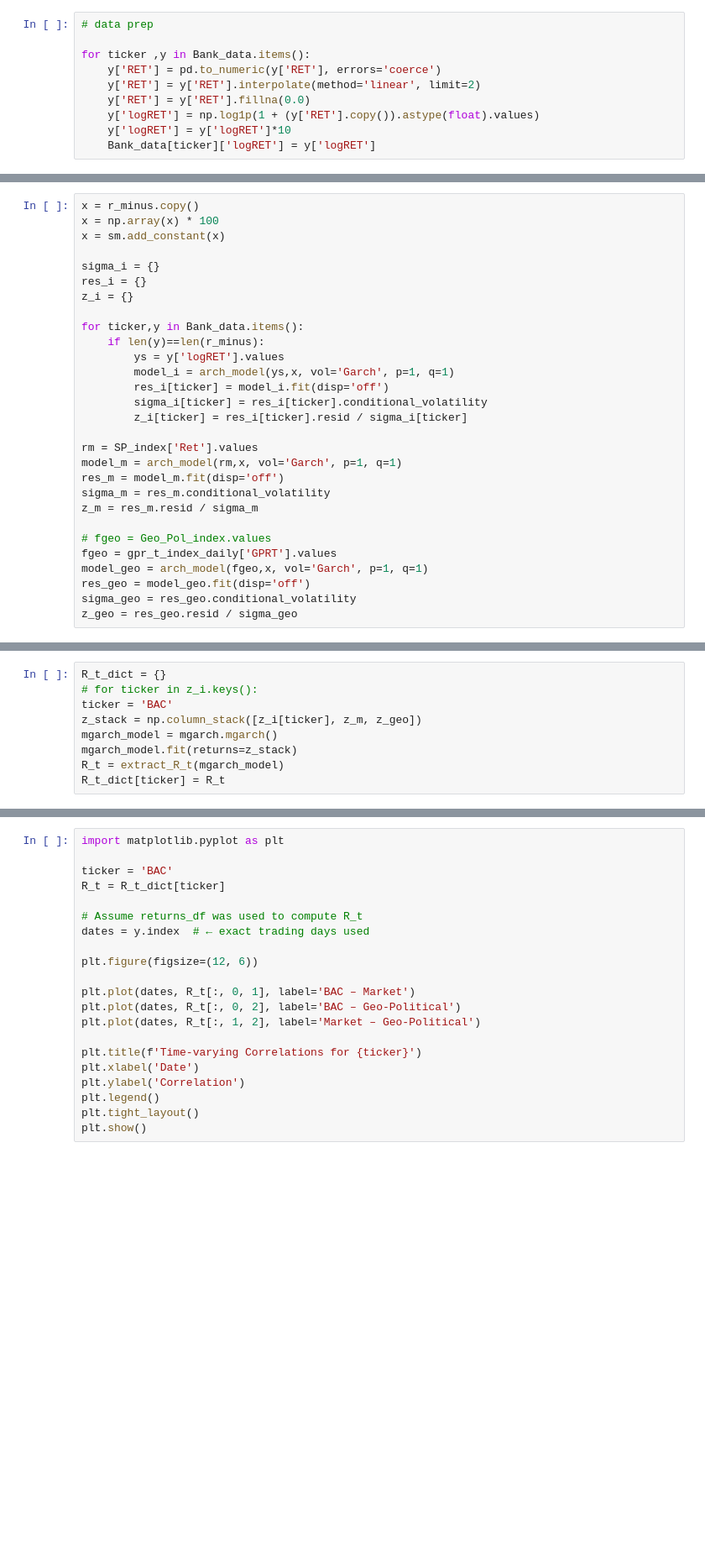
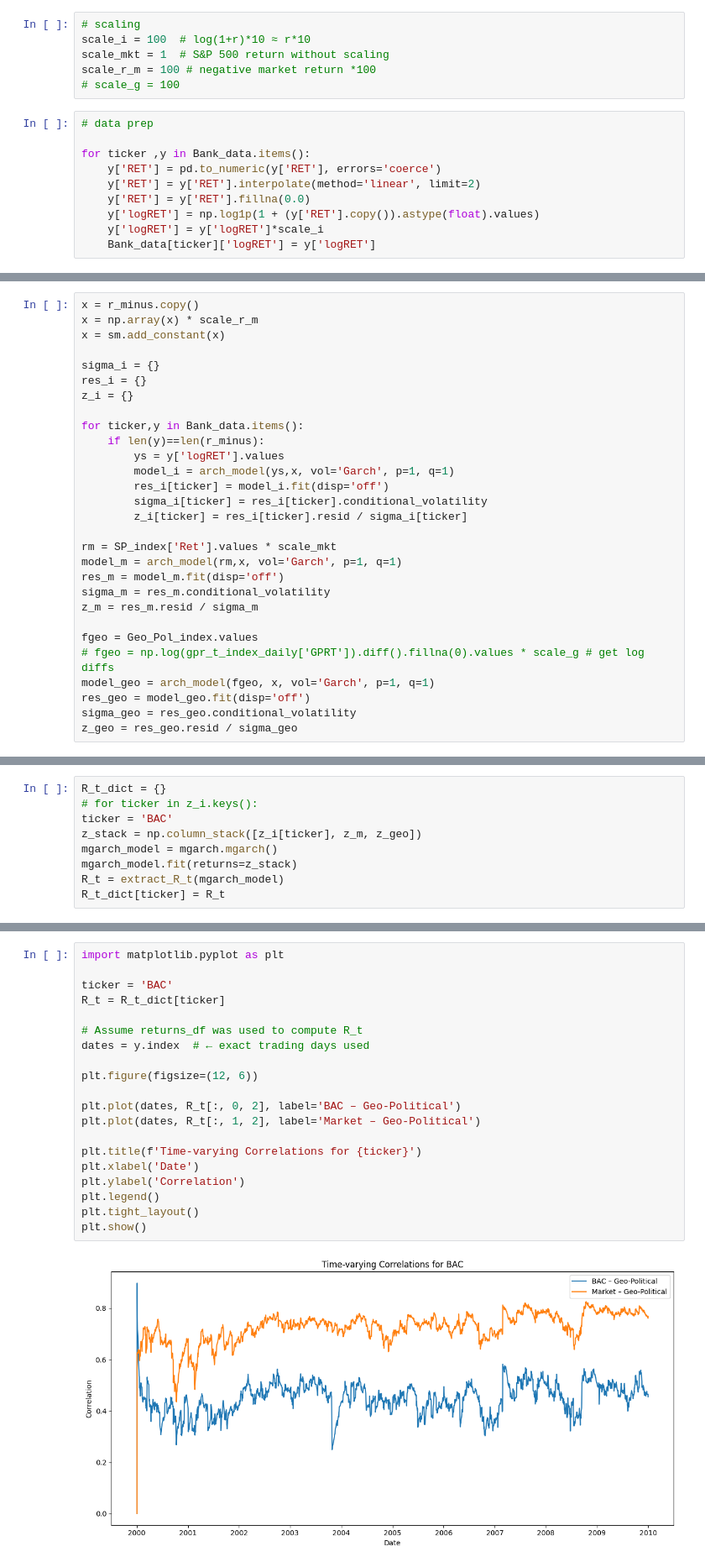
Before and after one commit to andreaskoul/geo_index_dcb, a Jupyter notebook: Geopol factor.ipynb, the cells around one changed output, grey strips where cells are left out. Shown at 84% size. Saved outputs shown, nothing was run; the diff lists cells and outputs as text; blank space fills up the shorter version.

Commit message:
long-short index has good results

```diff
--- a/Geopol factor.ipynb
+++ b/Geopol factor.ipynb
@@ -191,5 +202,11 @@ r_minus[0:5]
 # %% [markdown]
 # Prepare log returns + scaling
+# %%
+# scaling
+scale_i = 100  # log(1+r)*10 ≈ r*10
+scale_mkt = 1  # S&P 500 return without scaling
+scale_r_m = 100 # negative market return *100
+# scale_g = 100
 # %%
 # data prep
 
@@ -198,13 +215,13 @@ for ticker ,y in Bank_data.items():
     y['RET'] = y['RET'].interpolate(method='linear', limit=2)
     y['RET'] = y['RET'].fillna(0.0)
     y['logRET'] = np.log1p(1 + (y['RET'].copy()).astype(float).values)
-    y['logRET'] = y['logRET']*10
+    y['logRET'] = y['logRET']*scale_i
     Bank_data[ticker]['logRET'] = y['logRET']
 # %% [markdown]
 # GJR-GARCH
 # %%
 x = r_minus.copy()
-x = np.array(x) * 100
+x = np.array(x) * scale_r_m
 x = sm.add_constant(x)
 
 sigma_i = {}
@@ -219,15 +236,15 @@ for ticker,y in Bank_data.items():
         sigma_i[ticker] = res_i[ticker].conditional_volatility
         z_i[ticker] = res_i[ticker].resid / sigma_i[ticker]
 
-rm = SP_index['Ret'].values
+rm = SP_index['Ret'].values * scale_mkt
 model_m = arch_model(rm,x, vol='Garch', p=1, q=1)
 res_m = model_m.fit(disp='off')
 sigma_m = res_m.conditional_volatility
 z_m = res_m.resid / sigma_m
 
-# fgeo = Geo_Pol_index.values
-fgeo = gpr_t_index_daily['GPRT'].values
-model_geo = arch_model(fgeo,x, vol='Garch', p=1, q=1)
+fgeo = Geo_Pol_index.values
+# fgeo = np.log(gpr_t_index_daily['GPRT']).diff().fillna(0).values * scale_g # get log diffs
+model_geo = arch_model(fgeo, x, vol='Garch', p=1, q=1)
 res_geo = model_geo.fit(disp='off')
 sigma_geo = res_geo.conditional_volatility
 z_geo = res_geo.resid / sigma_geo
@@ -276,23 +316,24 @@ len(R_t)
 # %%
 import matplotlib.pyplot as plt
 
 ticker = 'BAC'
 R_t = R_t_dict[ticker]
 
 # Assume returns_df was used to compute R_t
 dates = y.index  # ← exact trading days used
 
 plt.figure(figsize=(12, 6))
 
-plt.plot(dates, R_t[:, 0, 1], label='BAC – Market')
 plt.plot(dates, R_t[:, 0, 2], label='BAC – Geo-Political')
 plt.plot(dates, R_t[:, 1, 2], label='Market – Geo-Political')
 
 plt.title(f'Time-varying Correlations for {ticker}')
 plt.xlabel('Date')
 plt.ylabel('Correlation')
 plt.legend()
 plt.tight_layout()
 plt.show()
+# %% [output]
+[figure, added]
 # %%
 beta_t = {}
```
Also changed, not shown: parts of 16 cells of this notebook.
